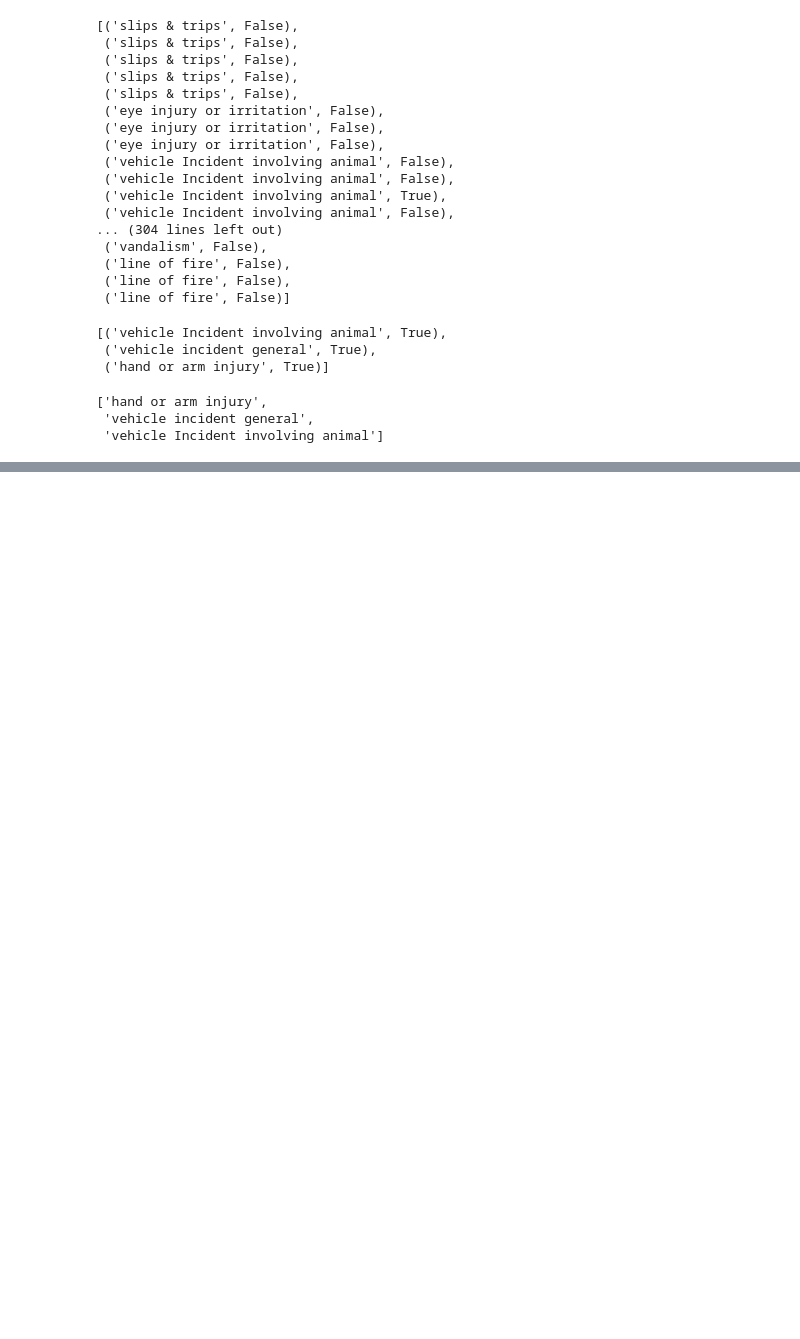
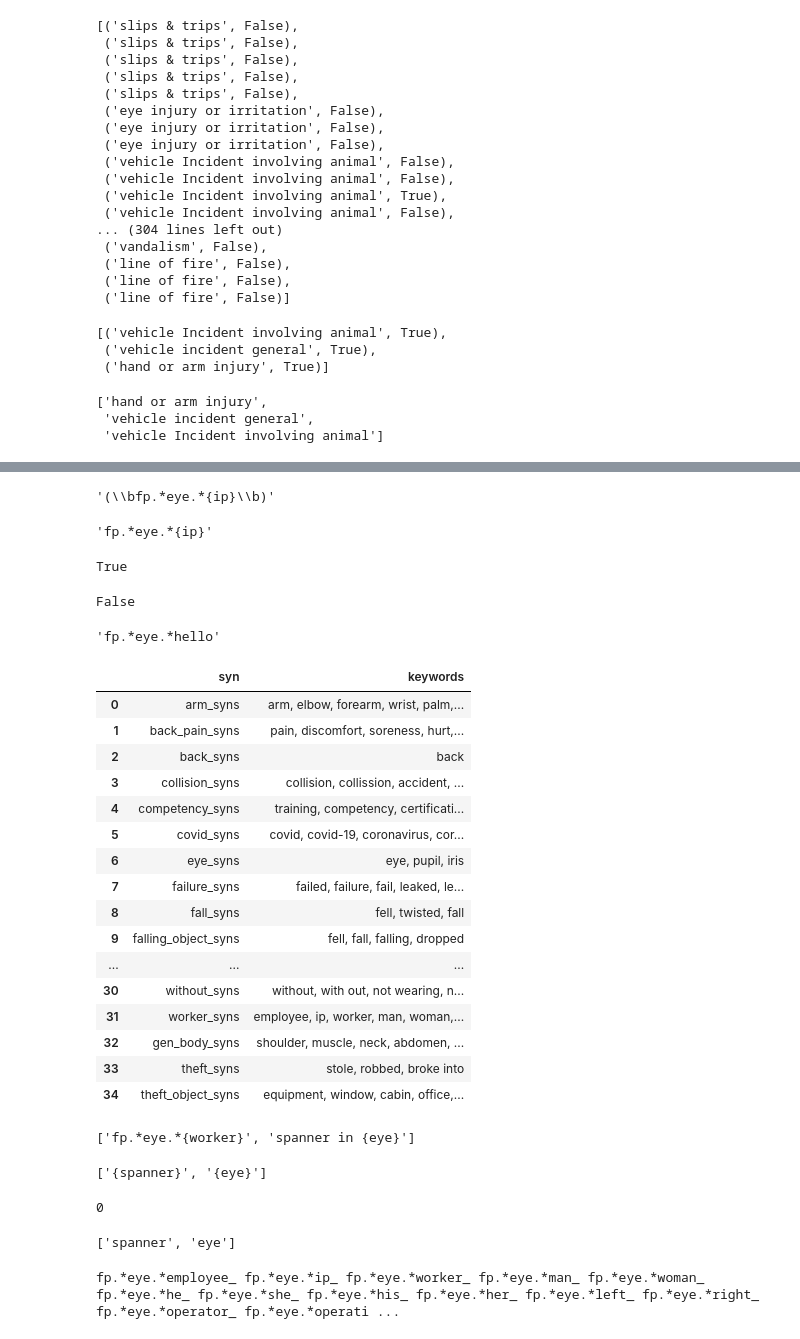
Before and after one commit to 3minuterecord/safety_report_topic_classification, a Jupyter notebook: rough_work.ipynb, the cells around one changed output, grey strips where cells are left out. Cells and saved outputs as stored; diff of their text form; code cells hidden in the pictures; blank space fills up the shorter version.

Commit message:
Stash of wip code for inclusion of synonyms in kwic method

```diff
--- a/rough_work.ipynb
+++ b/rough_work.ipynb
@@ -619,0 +676,78 @@ output
+# %%
+translate_to_regex(rules.rules_all[0])
+# %% [output]
+'(\\bfp.*eye.*{ip}\\b)'
+# %%
+rules.rules_all[0]
+# %% [output]
+'fp.*eye.*{ip}'
+# %%
+bool(re.search("{[a-zA-Z'-]*}", rules.rules_all[0]))
+# %% [output]
+True
+# %%
+bool(re.search("{[a-zA-Z'-]*}", 'fp.*eye.*ip'))
+# %% [output]
+False
+# %%
+re.sub("{[a-zA-Z'-]*}", 'hello', 'fp.*eye.*{worker}')
+# %% [output]
+'fp.*eye.*hello'
+# %%
+syns = pd.read_csv('synonyms.csv')
+syns
+# %% [output]
+|  | syn | keywords |
+| 0 | arm_syns | arm, elbow, forearm, wrist, palm,... |
+| 1 | back_pain_syns | pain, discomfort, soreness, hurt,... |
+| 2 | back_syns | back |
+| 3 | collision_syns | collision, collission, accident, ... |
+| 4 | competency_syns | training, competency, certificati... |
+| 5 | covid_syns | covid, covid-19, coronavirus, cor... |
+| 6 | eye_syns | eye, pupil, iris |
+| 7 | failure_syns | failed, failure, fail, leaked, le... |
+| 8 | fall_syns | fell, twisted, fall |
+| 9 | falling_object_syns | fell, fall, falling, dropped |
+| ... | ... | ... |
+| 30 | without_syns | without, with out, not wearing, n... |
+| 31 | worker_syns | employee, ip, worker, man, woman,... |
+| 32 | gen_body_syns | shoulder, muscle, neck, abdomen, ... |
+| 33 | theft_syns | stole, robbed, broke into |
+| 34 | theft_object_syns | equipment, window, cabin, office,... |
+# %%
+rules = pd.read_csv('data/rule_book_test.csv')
+scan_rules = rules.rules_all[0].split('_ ')
+scan_rules
+# %% [output]
+['fp.*eye.*{worker}', 'spanner in {eye}']
+# %%
+re.findall("{[a-zA-Z'-]*}", '{spanner} in {eye}')
+# %% [output]
+['{spanner}', '{eye}']
+# %%
+test = re.findall("{[a-zA-Z'-]*}", 'spanner} in eye}')
+len(test)
+# %% [output]
+0
+# %%
+[re.sub(r"[\([{})\]]", '', x) for x in re.findall("{[a-zA-Z'-]*}", '{spanner} in {eye}')]
+# %% [output]
+['spanner', 'eye']
+# %%
+scan_rules = rules.rules_all[0].split('_ ')
+out_rules = []
+for rule in scan_rules:
+    if bool(re.search("{[a-zA-Z'-]*}", rule)):
+        syn = re.sub(r"[\([{})\]]", '', re.search("{[a-zA-Z'-]*}", rule).group(0))
+        found_syn = syns.loc[(syns['syn'] == syn)]
+        syn_rules = []
+        for keyword in found_syn.iloc[0, 1].split(', '):
+            syn_rules.append(re.sub("{[a-zA-Z'-]*}", keyword, rule))
+        syn_rules = '_ '.join(syn_rules)
+        out_rules.append(syn_rules)
+    else:
+        out_rules.append(rule)
+out_rules = '_ '.join(out_rules)
+print(out_rules)
+# %% [output]
+fp.*eye.*employee_ fp.*eye.*ip_ fp.*eye.*worker_ fp.*eye.*man_ fp.*eye.*woman_ fp.*eye.*he_ fp.*eye.*she_ fp.*eye.*his_ fp.*eye.*her_ fp.*eye.*left_ fp.*eye.*right_ fp.*eye.*operator_ fp.*eye.*operati ...
```
Also changed, not shown: parts of 22 cells of this notebook, 2 other files.
